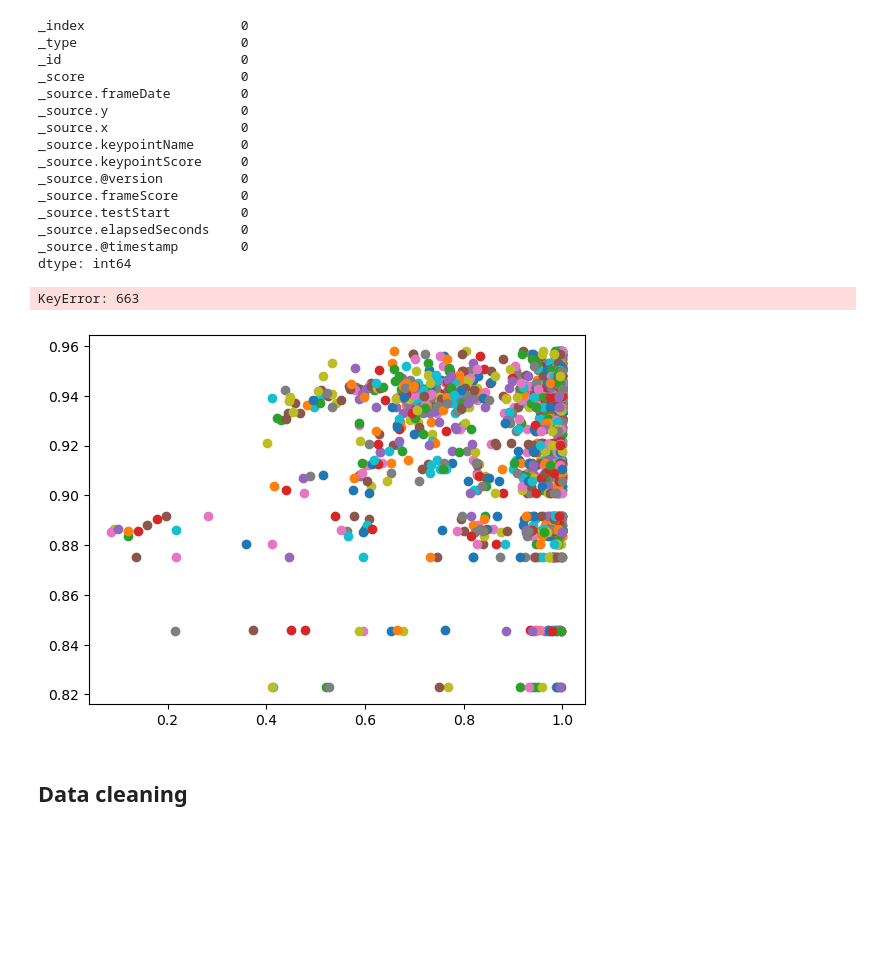
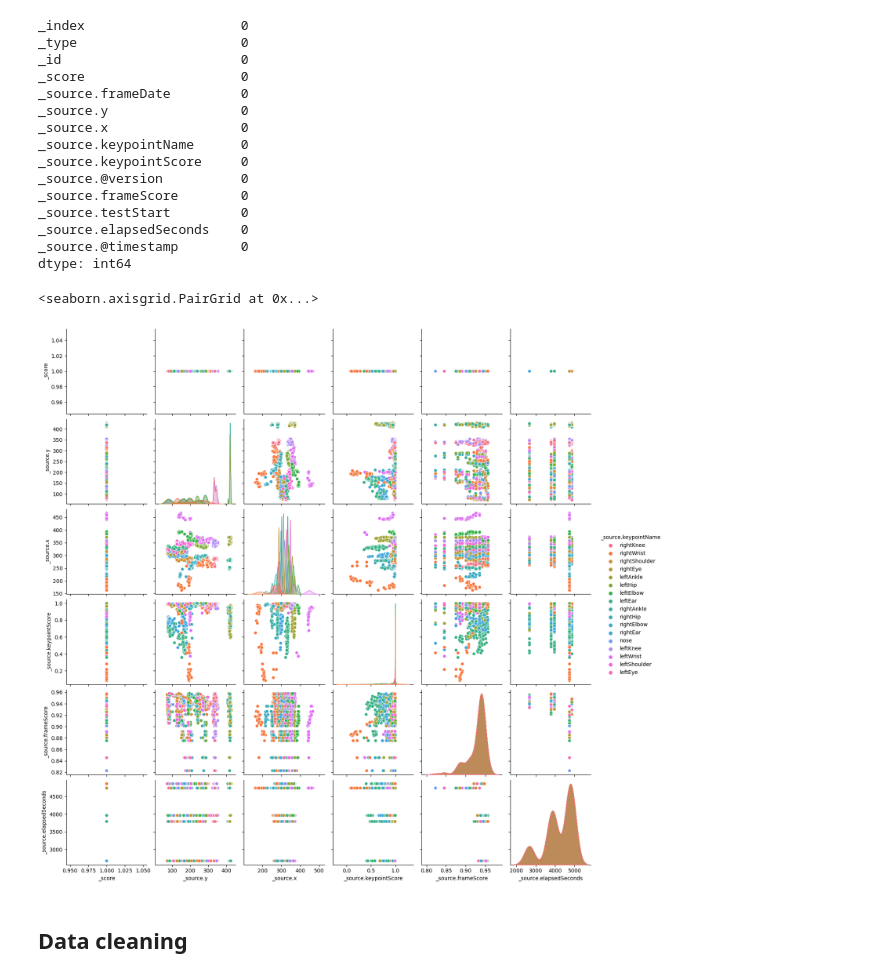
Before and after one commit to MaxSmeets/anomaly-detection-data-science, a Jupyter notebook: anomaly-detection.ipynb, the cells around one changed output. Drawn from its saved outputs; the diff is of its cells as text; code cells hidden in the pictures; blank space fills up the shorter version.

Commit message:
Inleiding + rauwe data chapters v0

```diff
--- a/anomaly-detection.ipynb
+++ b/anomaly-detection.ipynb
@@ -117,11 +175,11 @@ def fetchScore(df, i):
     else:
         plt.scatter(df['_source.keypointScore'][i],df['_source.frameScore'][i])
         fetchScore(df, i+1)
-# %%
-fetchScore(df,0)
-# %% [output]
-KeyError: 663
-[figure, removed]
+# %%
+sns.pairplot(data=df, hue='_source.keypointName')
+# %% [output]
+<seaborn.axisgrid.PairGrid at 0x...>
+[figure, added]
 # %% [markdown]
 ## Data cleaning
 # %% [markdown]
```
Also changed, not shown: parts of 9 cells of this notebook.
